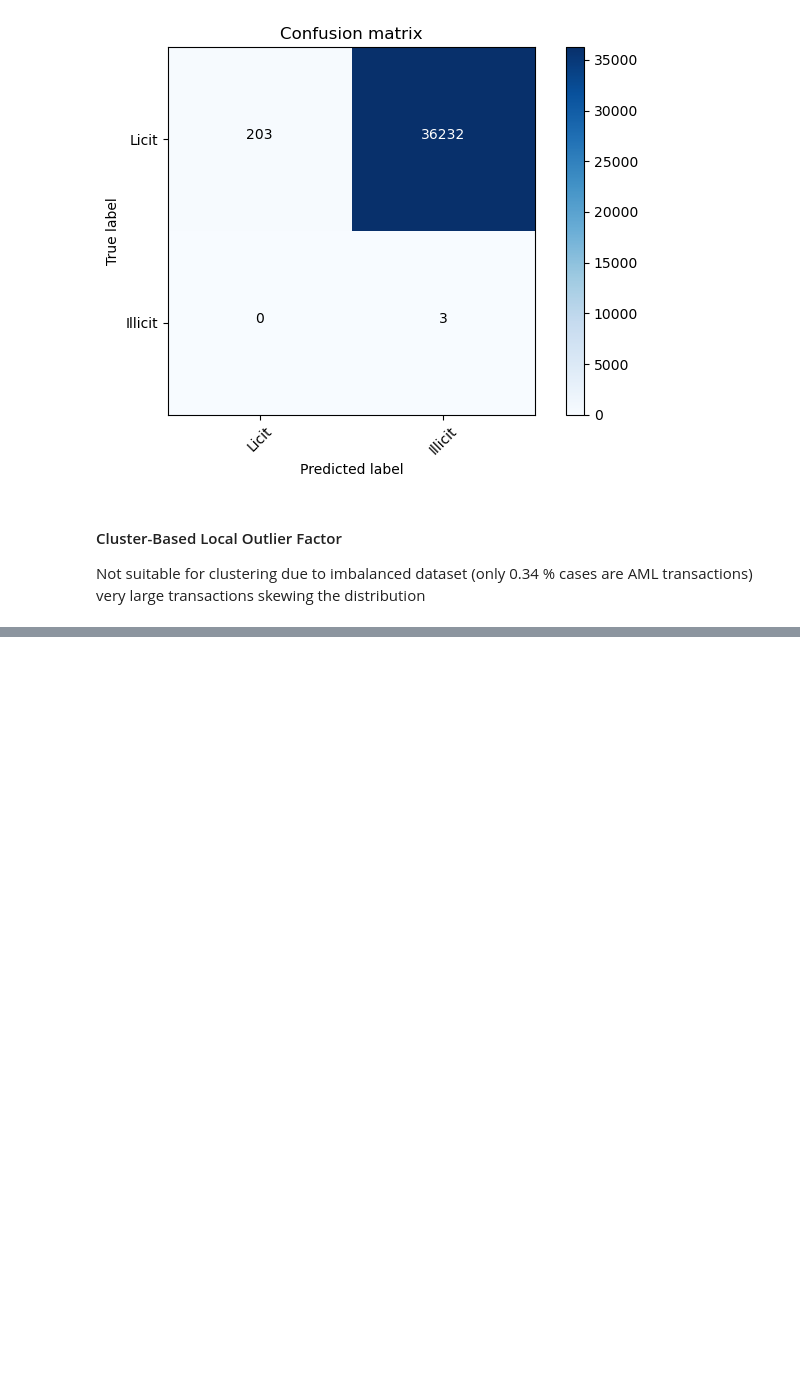
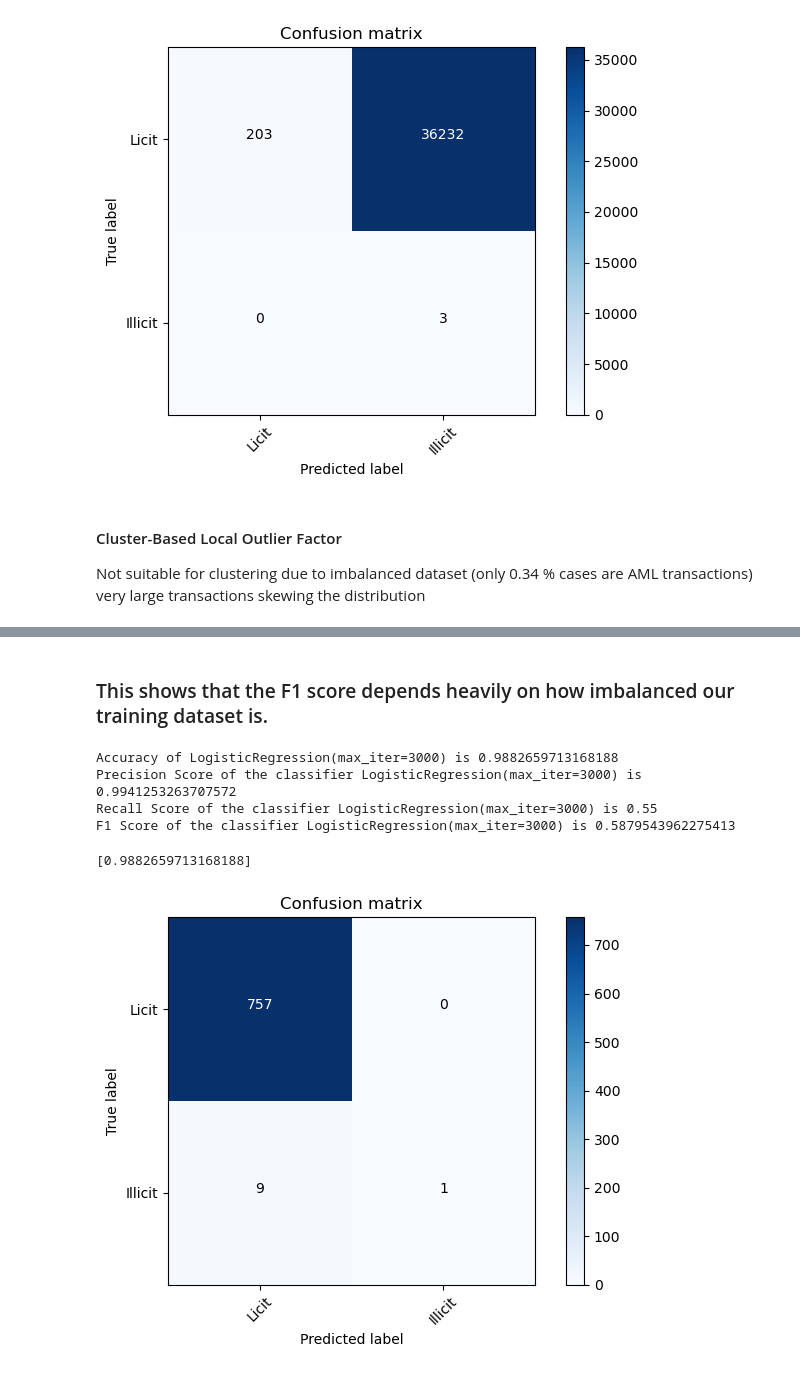
Before and after one commit to KulsoomKamilKhan/Dissertation_Code, a Jupyter notebook: AML_SIM_Dataset - Notebook.ipynb, the cells around one changed output, grey strips where cells are left out. Cells and saved outputs as stored; diff of their text form; code cells hidden in the pictures; blank space fills up the shorter version.

```diff
--- a/AML_SIM_Dataset - Notebook.ipynb
+++ b/AML_SIM_Dataset - Notebook.ipynb
@@ -516,0 +666,16 @@ Not suitable for clustering due to imbalanced dataset (only 0.34 % cases are AML
+# %%
+from sklearn.metrics import classification_report
+
+train_x, val_x, train_y, val_y = train_test_split(rep_x, rep_y, test_size=0.25)
+clf = LogisticRegression(solver="lbfgs").fit(train_x, train_y)
+pred_y = clf.predict(val_x)
+
+print ("")
+print ("Classification Report: ")
+print (classification_report(val_y, pred_y))
+
+print ("")
+print ("Accuracy Score: ", accuracy_score(val_y, pred_y))
+
+print ("")
+print("Confusion matrix: ", confusion_matrix(val_y,pred_y))
@@ -516,0 +698,13 @@ Not suitable for clustering due to imbalanced dataset (only 0.34 % cases are AML
+# %% [markdown]
+### This shows that the F1 score depends heavily on how imbalanced our training dataset is.
+# %%
+model_lr = LogisticRegression(solver='lbfgs', max_iter=3000)
+
+train_test_models(model_lr, train_x, train_y, val_x, val_y)
+# %% [output]
+Accuracy of LogisticRegression(max_iter=3000) is 0.9882659713168188
+Precision Score of the classifier LogisticRegression(max_iter=3000) is 0.9941253263707572
+Recall Score of the classifier LogisticRegression(max_iter=3000) is 0.55
+F1 Score of the classifier LogisticRegression(max_iter=3000) is 0.5879543962275413
+[0.9882659713168188]
+[figure, added]
```
Also changed, not shown: parts of 29 cells of this notebook, 1 other file.
